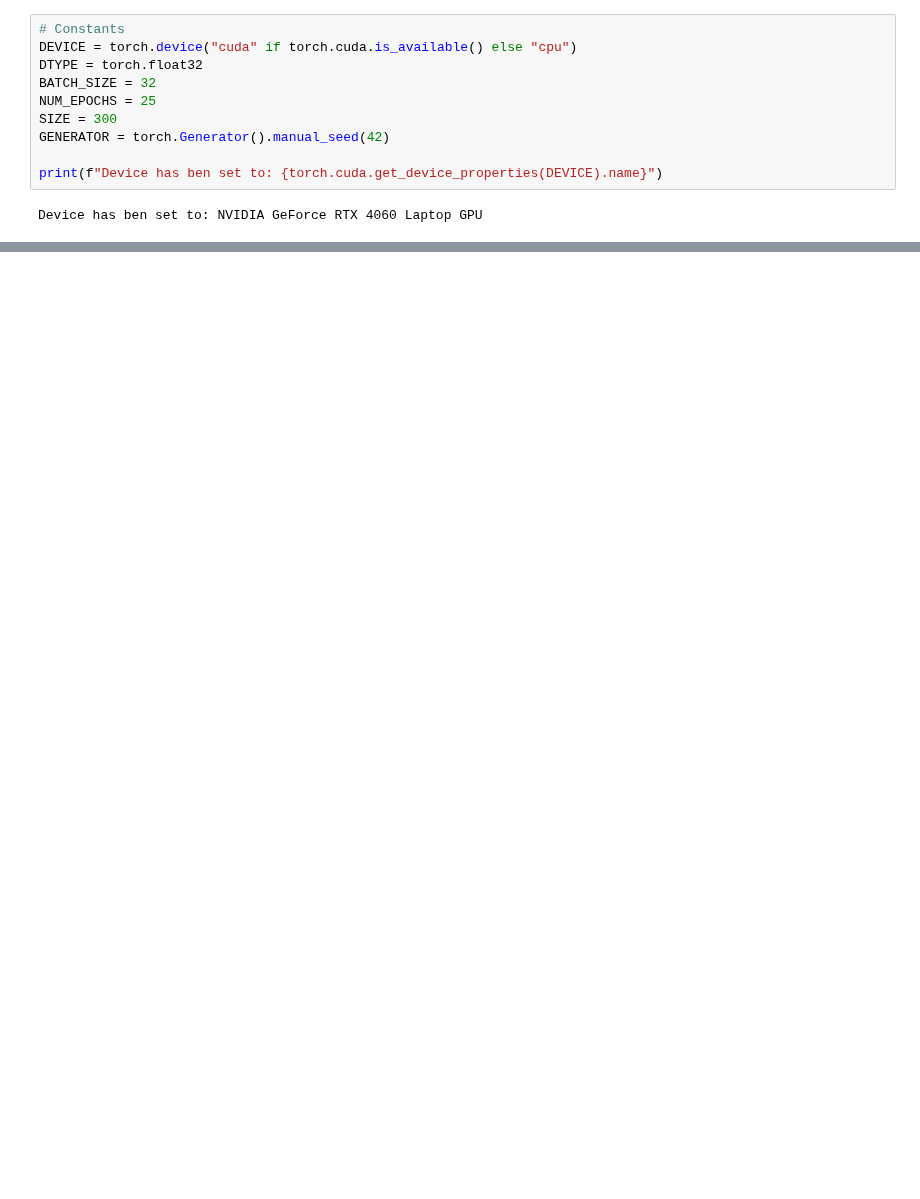
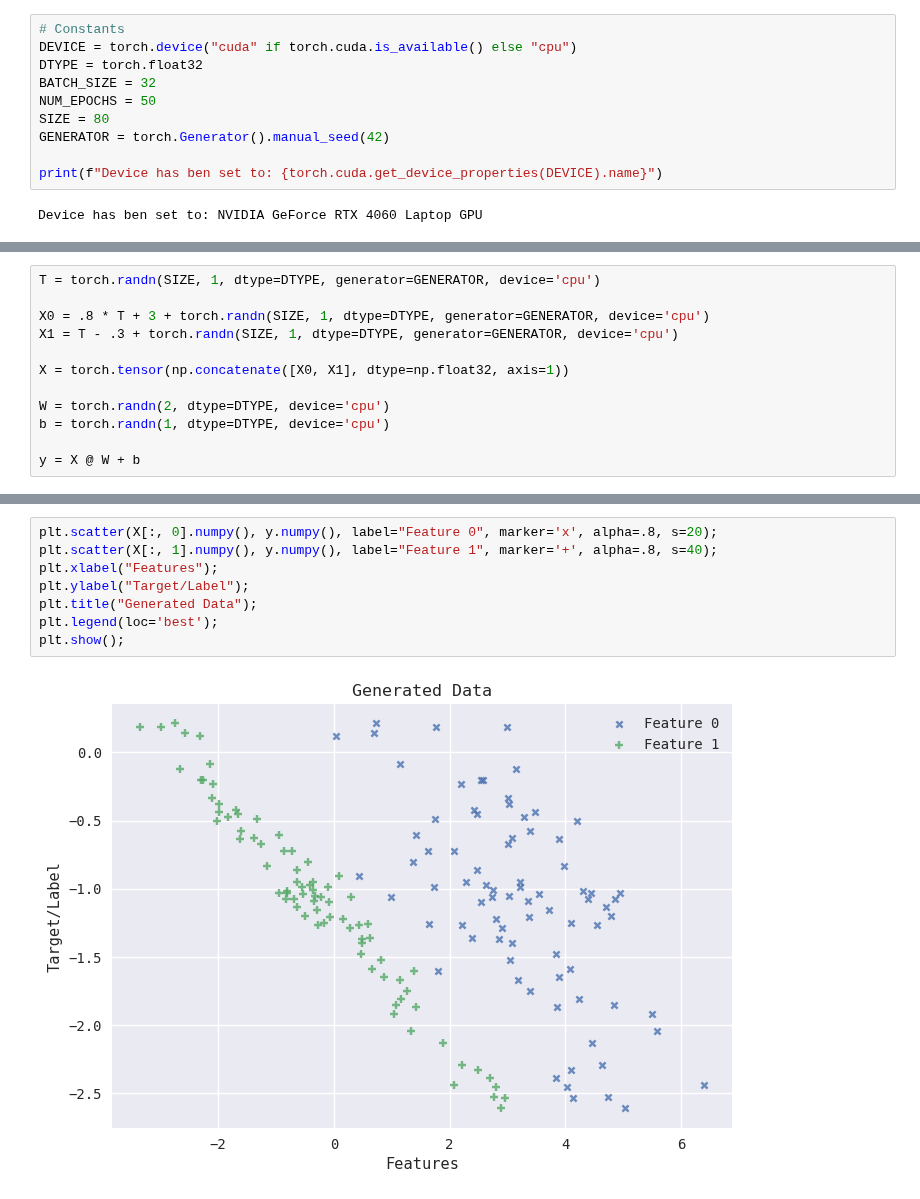
Before and after one commit to abhans/torchbygnd, a Jupyter notebook: test.ipynb, the cells around one changed output, grey strips where cells are left out. Cells and saved outputs as stored; diff of their text form; blank space fills up the shorter version.

```diff
--- a/test.ipynb
+++ b/test.ipynb
@@ -28,8 +27,8 @@ plt.rcParams["font.family"] = "monospace"
 DEVICE = torch.device("cuda" if torch.cuda.is_available() else "cpu")
 DTYPE = torch.float32
 BATCH_SIZE = 32
-NUM_EPOCHS = 25
-SIZE = 300
+NUM_EPOCHS = 50
+SIZE = 80
 GENERATOR = torch.Generator().manual_seed(42)
 
 print(f"Device has ben set to: {torch.cuda.get_device_properties(DEVICE).name}")
@@ -98,0 +37,12 @@ Shape of X1: (150, 2)
+# %%
+T = torch.randn(SIZE, 1, dtype=DTYPE, generator=GENERATOR, device='cpu')
+
+X0 = .8 * T + 3 + torch.randn(SIZE, 1, dtype=DTYPE, generator=GENERATOR, device='cpu')
+X1 = T - .3 + torch.randn(SIZE, 1, dtype=DTYPE, generator=GENERATOR, device='cpu')
+
+X = torch.tensor(np.concatenate([X0, X1], dtype=np.float32, axis=1))
+
+W = torch.randn(2, dtype=DTYPE, device='cpu')
+b = torch.randn(1, dtype=DTYPE, device='cpu')
+
+y = X @ W + b
@@ -98,0 +75,10 @@ Shape of X1: (150, 2)
+# %%
+plt.scatter(X[:, 0].numpy(), y.numpy(), label="Feature 0", marker='x', alpha=.8, s=20);
+plt.scatter(X[:, 1].numpy(), y.numpy(), label="Feature 1", marker='+', alpha=.8, s=40);
+plt.xlabel("Features");
+plt.ylabel("Target/Label");
+plt.title("Generated Data");
+plt.legend(loc='best');
+plt.show();
+# %% [output]
+[figure, added]
```
Also changed, not shown: parts of 19 cells of this notebook, 1 other file.
